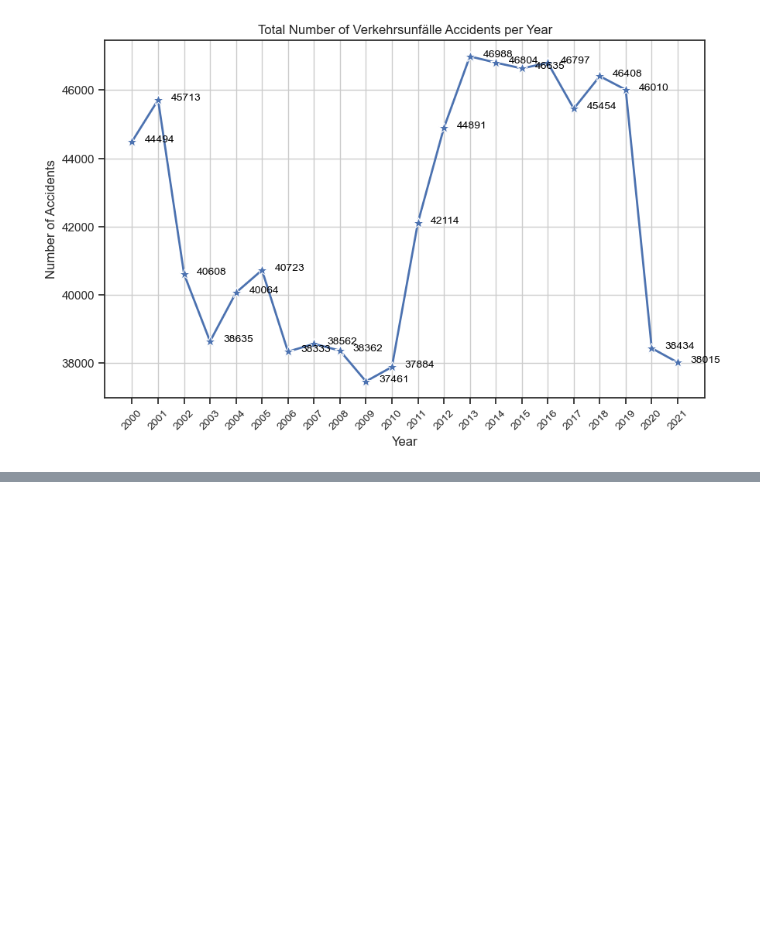
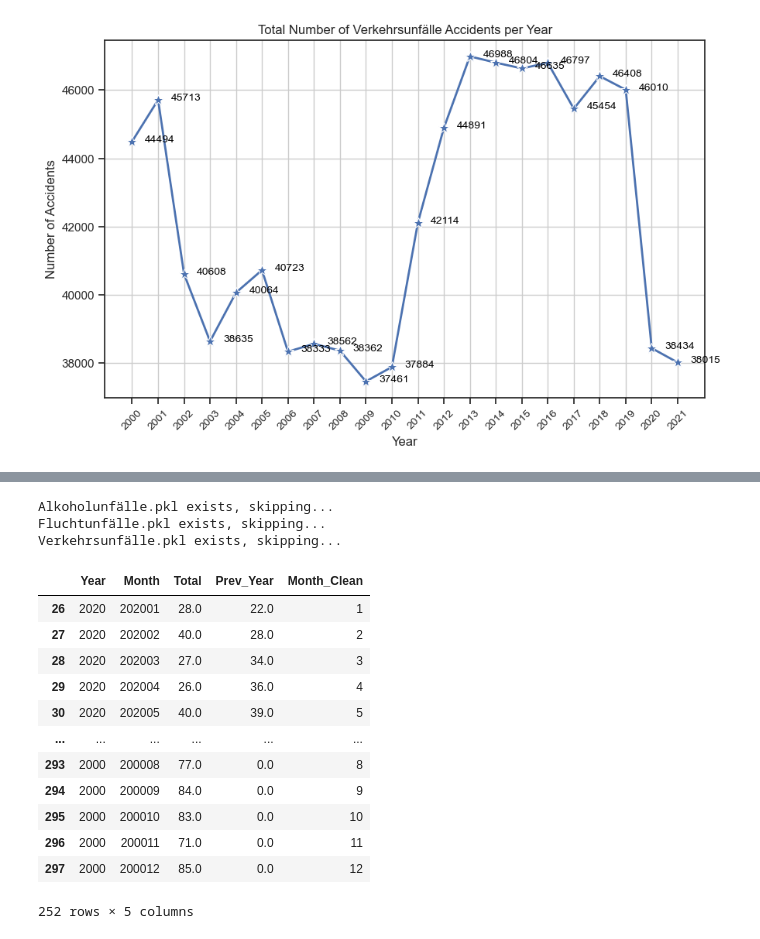
Before and after one commit to klmelchor/dps-ai-2023, a Jupyter notebook: Data Exploration and Visualization.ipynb, the cells around one changed output, grey strips where cells are left out. Saved outputs shown, nothing was run; the diff lists cells and outputs as text; code cells hidden in the pictures; blank space fills up the shorter version.

```diff
--- a/Data Exploration and Visualization.ipynb
+++ b/Data Exploration and Visualization.ipynb
@@ -93,0 +155,31 @@ plot_totals('Verkehrsunfälle')
+# %%
+def main(df):
+    accident_cats = df['MONATSZAHL'].unique()
+    for acc in accident_cats:
+        file_path = str(acc) + '.pkl'
+        if os.path.isfile(file_path) == True:
+            print(file_path, 'exists, skipping...')
+            continue
+        else:
+            create_datasets(acc)
+# %%
+main(df)
+df_alcohol = pd.read_pickle('Alkoholunfälle.pkl')
+df_alcohol
+# %% [output]
+Alkoholunfälle.pkl exists, skipping...
+Fluchtunfälle.pkl exists, skipping...
+Verkehrsunfälle.pkl exists, skipping...
+|  | Year | Month | Total | Prev_Year | Month_Clean |
+| 26 | 2020 | 202001 | 28.0 | 22.0 | 1 |
+| 27 | 2020 | 202002 | 40.0 | 28.0 | 2 |
+| 28 | 2020 | 202003 | 27.0 | 34.0 | 3 |
+| 29 | 2020 | 202004 | 26.0 | 36.0 | 4 |
+| 30 | 2020 | 202005 | 40.0 | 39.0 | 5 |
+| ... | ... | ... | ... | ... | ... |
+| 293 | 2000 | 200008 | 77.0 | 0.0 | 8 |
+| 294 | 2000 | 200009 | 84.0 | 0.0 | 9 |
+| 295 | 2000 | 200010 | 83.0 | 0.0 | 10 |
+| 296 | 2000 | 200011 | 71.0 | 0.0 | 11 |
+| 297 | 2000 | 200012 | 85.0 | 0.0 | 12 |
+252 rows × 5 columns
```
Also changed, not shown: parts of 6 cells of this notebook, 4 other files.
